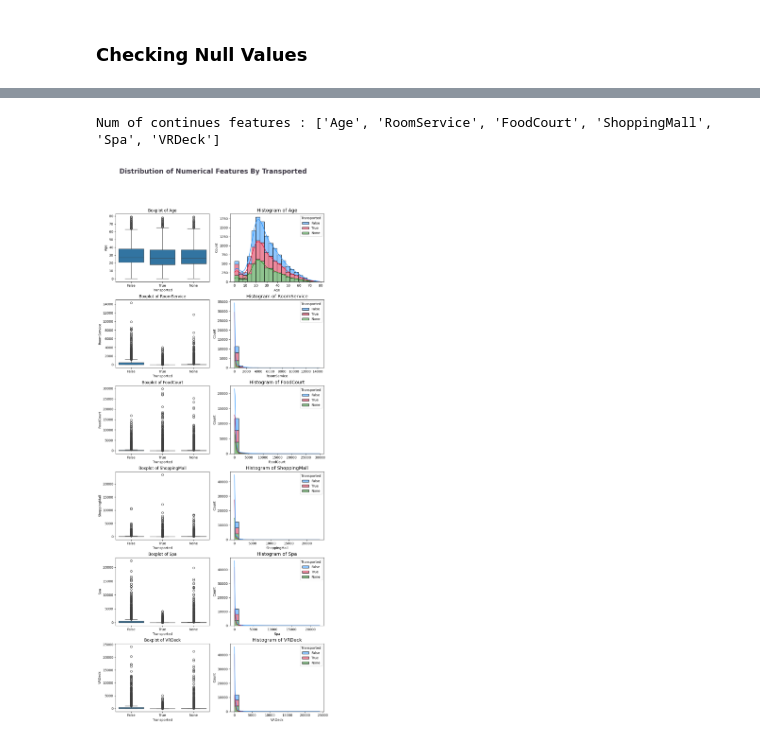
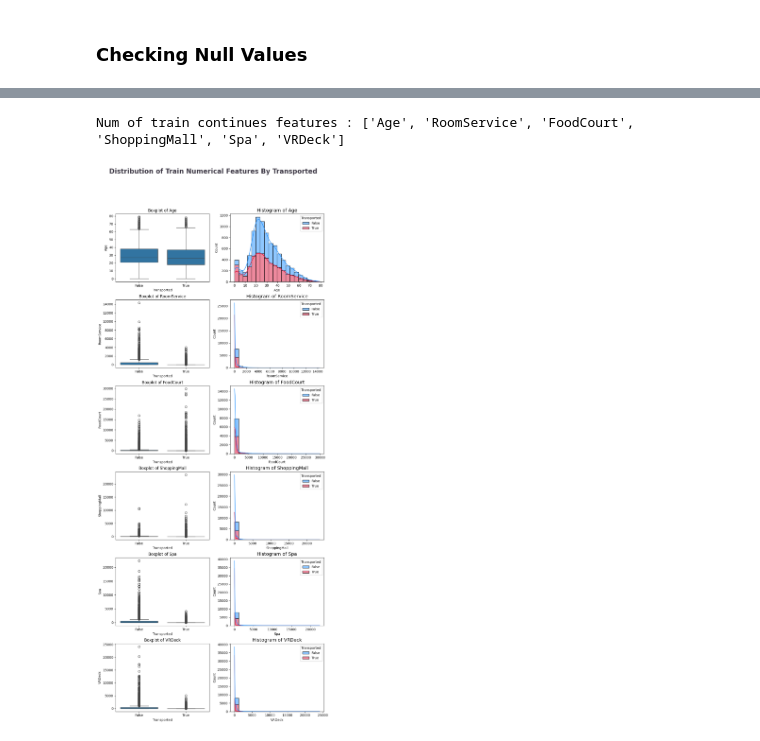
Before and after one commit to MD0210/mlops-spaceshiptitanic-project, a Jupyter notebook: notebook/1_EDA_spaceship_titanic.ipynb, the cells around one changed output, grey strips where cells are left out. Cells and saved outputs as stored; diff of their text form; code cells hidden in the pictures.

```diff
--- a/notebook/1_EDA_spaceship_titanic.ipynb
+++ b/notebook/1_EDA_spaceship_titanic.ipynb
@@ -198,13 +240,13 @@ Name: proportion, dtype: float64
 # %%
-rows = math.ceil(len(numeric_features) / 2)
+rows = math.ceil(len(train_numeric_features) / 2)
 fig, axes = plt.subplots(rows, 2, figsize=(15, 5 * rows))
-fig.suptitle('Univariate Analysis of Numerical Features', fontsize=20, fontweight='bold', alpha=0.8, y=1.02)
+fig.suptitle('Univariate Analysis of Train Numerical Features', fontsize=20, fontweight='bold', alpha=0.8, y=1.02)
 
 # Flatten axes for easy indexing
 axes = axes.flatten()
 
-for i, feature in enumerate(numeric_features):
-    sns.kdeplot(x=df[feature], ax=axes[i], color='blue')
+for i, feature in enumerate(train_numeric_features):
+    sns.kdeplot(x=train_df[feature], ax=axes[i], color='blue')
     axes[i].set_xlabel(feature)
 
 # Hide unused subplots if any
@@ -251,0 +314,19 @@ plt.tight_layout(rect=[0, 0, 1, 0.95])
+# %%
+# Safely remove columns from list
+test_categorical_features = [col for col in test_categorical_features if col not in ['Cabin', 'Name','PassengerId']]
+
+# Convert to string to avoid dtype errors in seaborn (optional but recommended)
+test_df[test_categorical_features] = test_df[test_categorical_features].astype(str)
+
+# Create the plot
+plt.figure(figsize=(15, 8))
+plt.suptitle('Univariate Analysis of Test Categorical Features', fontsize=20, fontweight='bold', alpha=0.8, y=1.)
+
+for i in range(len(test_categorical_features)):
+    plt.subplot(3, 3, i+1)
+    sns.countplot(x=df[test_categorical_features[i]])
+    plt.xlabel(test_categorical_features[i])
+    plt.xticks(rotation=45)
+
+# Tight layout should be outside the loop
+plt.tight_layout(rect=[0, 0, 1, 0.95])
@@ -316,7 +418,7 @@ Alternative Hypothesis (
 from scipy.stats import chi2_contingency
 chi2_test = []
 for feature in categorical_features:
-    if chi2_contingency(pd.crosstab(df['Transported'], df[feature]))[1] < 0.05:
+    if chi2_contingency(pd.crosstab(train_df['Transported'], train_df[feature]))[1] < 0.05:
         chi2_test.append('Reject Null Hypothesis')
     else:
         chi2_test.append('Fail to Reject Null Hypothesis')
@@ -353,28 +472,28 @@ dtype: int64
 # %%
-continues_features=[feature for feature in numeric_features if len(df[feature].unique())>=10]
-print('Num of continues features :',continues_features)
+train_continues_features=[feature for feature in train_numeric_features if len(df[feature].unique())>=10]
+print('Num of train continues features :',train_continues_features)
 # %% [output]
-Num of continues features : ['Age', 'RoomService', 'FoodCourt', 'ShoppingMall', 'Spa', 'VRDeck']
+Num of train continues features : ['Age', 'RoomService', 'FoodCourt', 'ShoppingMall', 'Spa', 'VRDeck']
 # %%
 clr1 = ['#1E90FF', '#DC143C', '#228B22']  # Blue, Crimson, ForestGreen  # Add more colors if needed after checking unique values
-num_features = len(continues_features)
+train_num_features = len(train_continues_features)
 
-fig, ax = plt.subplots(num_features, 2, figsize=(10, 4*num_features))
-fig.suptitle('Distribution of Numerical Features By Transported', color='#3C3744',
+fig, ax = plt.subplots(train_num_features, 2, figsize=(10, 4*train_num_features))
+fig.suptitle('Distribution of Train Numerical Features By Transported', color='#3C3744',
              fontsize=20, fontweight='bold', ha='center')
 
-for i, col in enumerate(continues_features):
+for i, col in enumerate(train_continues_features):
     # Boxplot without palette since no hue
-    sns.boxplot(data=df, x='Transported', y=col, ax=ax[i,0])
+    sns.boxplot(data=train_df, x='Transported', y=col, ax=ax[i,0])
     ax[i,0].set_title(f'Boxplot of {col}', fontsize=12)
 
     # Histogram with hue and palette
-    sns.histplot(data=df, x=col, hue='Transported', bins=20, kde=True,
+    sns.histplot(data=train_df, x=col, hue='Transported', bins=20, kde=True,
                  multiple='stack', palette=clr1, ax=ax[i,1])
     ax[i,1].set_title(f'Histogram of {col}', fontsize=14)
 
 fig.tight_layout()
 fig.subplots_adjust(top=0.90)
 # %% [output]
-[figure, old version]
+[figure, new version]
 # %% [markdown]
```
Also changed, not shown: parts of 44 cells of this notebook.
